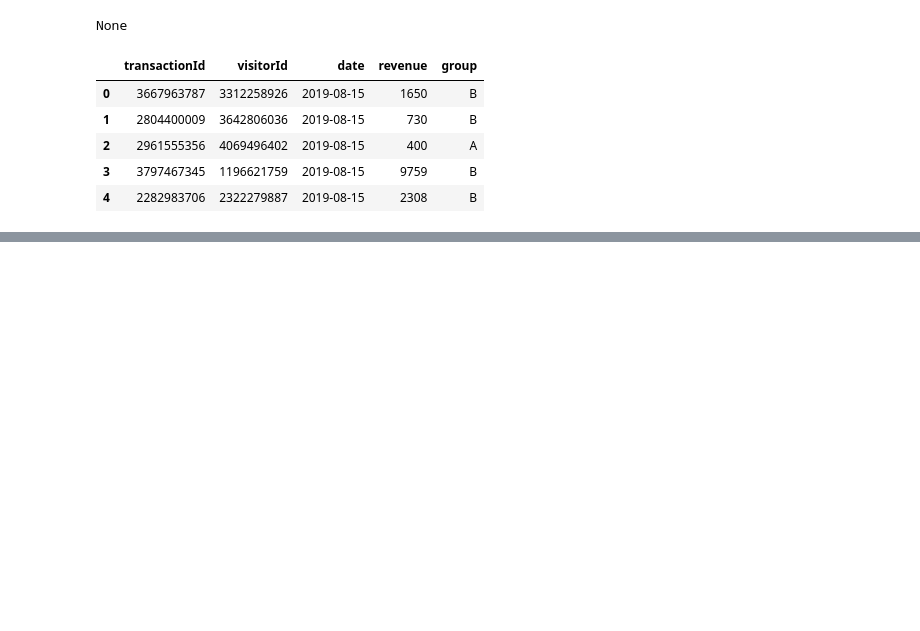
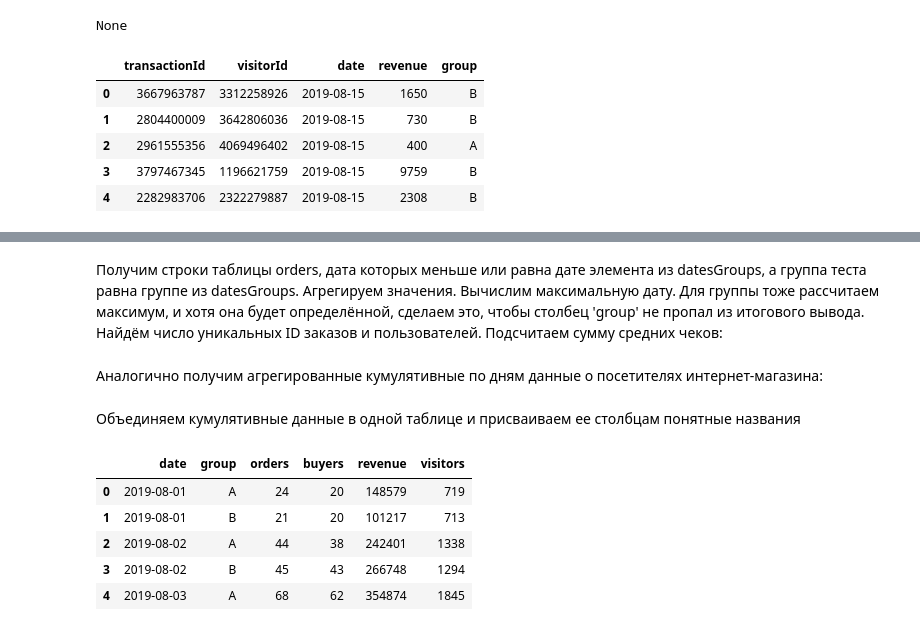
Before and after one commit to analyst-plv/hypothesis, a Jupyter notebook: hypothesis.ipynb, the cells around one changed output, grey strips where cells are left out. Drawn from its saved outputs; the diff is of its cells as text; code cells hidden in the pictures; blank space fills up the shorter version.

```diff
--- a/hypothesis.ipynb
+++ b/hypothesis.ipynb
@@ -206,0 +279,3 @@ None
+# %% [markdown]
+Получим строки таблицы orders, дата которых меньше или равна дате элемента из datesGroups, а группа теста равна группе из datesGroups.
+Агрегируем значения. Вычислим максимальную дату. Для группы тоже рассчитаем максимум, и хотя она будет определённой, сделаем это, чтобы столбец 'group' не пропал из итогового вывода. Найдём число уникальных ID заказов и пользователей. Подсчитаем сумму средних чеков:
@@ -206,0 +285,2 @@ None
+# %% [markdown]
+Аналогично получим агрегированные кумулятивные по дням данные о посетителях интернет-магазина:
@@ -206,0 +289,2 @@ None
+# %% [markdown]
+Объединяем кумулятивные данные в одной таблице и присваиваем ее столбцам понятные названия
@@ -206,0 +295,9 @@ None
+# %%
+cumulativeData.head(5)
+# %% [output]
+|  | date | group | orders | buyers | revenue | visitors |
+| 0 | 2019-08-01 | A | 24 | 20 | 148579 | 719 |
+| 1 | 2019-08-01 | B | 21 | 20 | 101217 | 713 |
+| 2 | 2019-08-02 | A | 44 | 38 | 242401 | 1338 |
+| 3 | 2019-08-02 | B | 45 | 43 | 266748 | 1294 |
+| 4 | 2019-08-03 | A | 68 | 62 | 354874 | 1845 |
```
Also changed, not shown: parts of 20 cells of this notebook.
